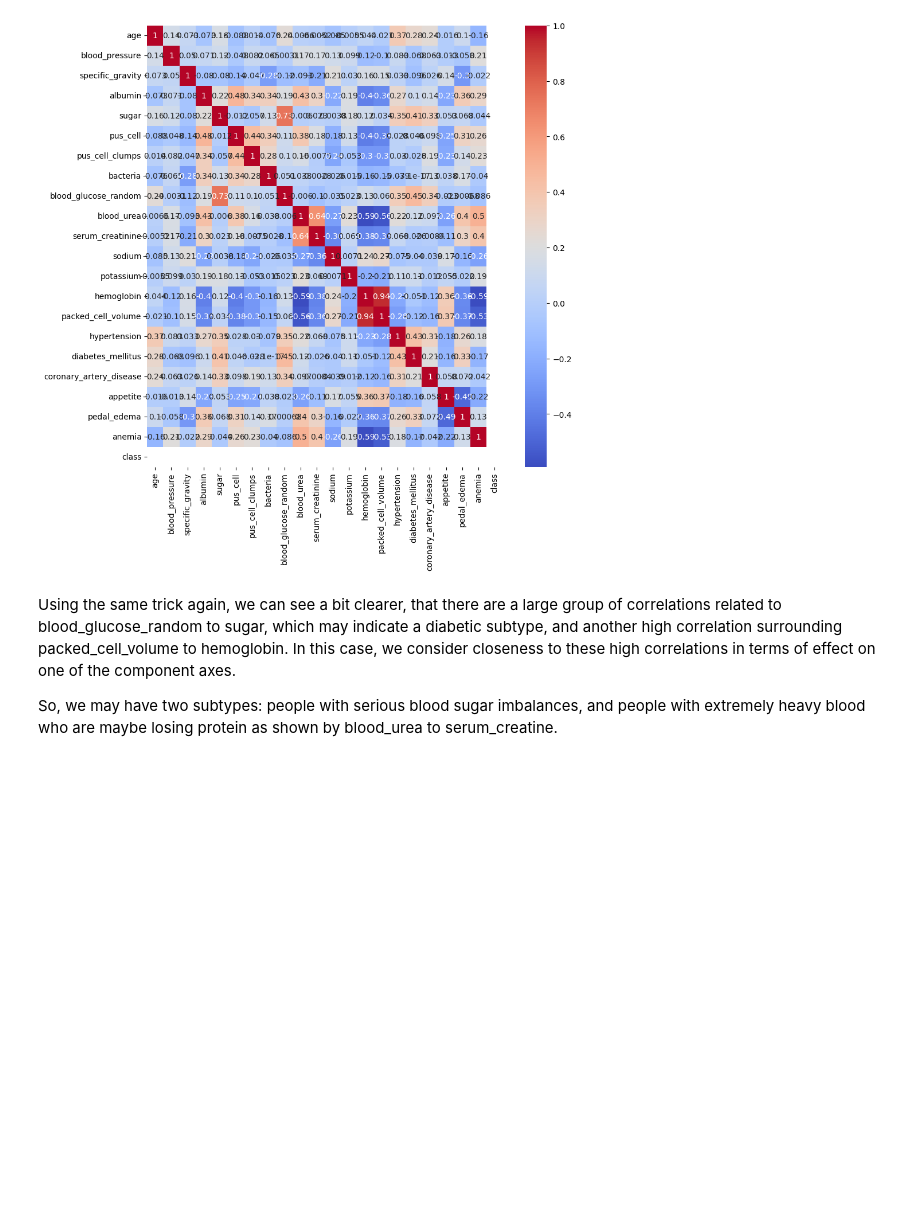
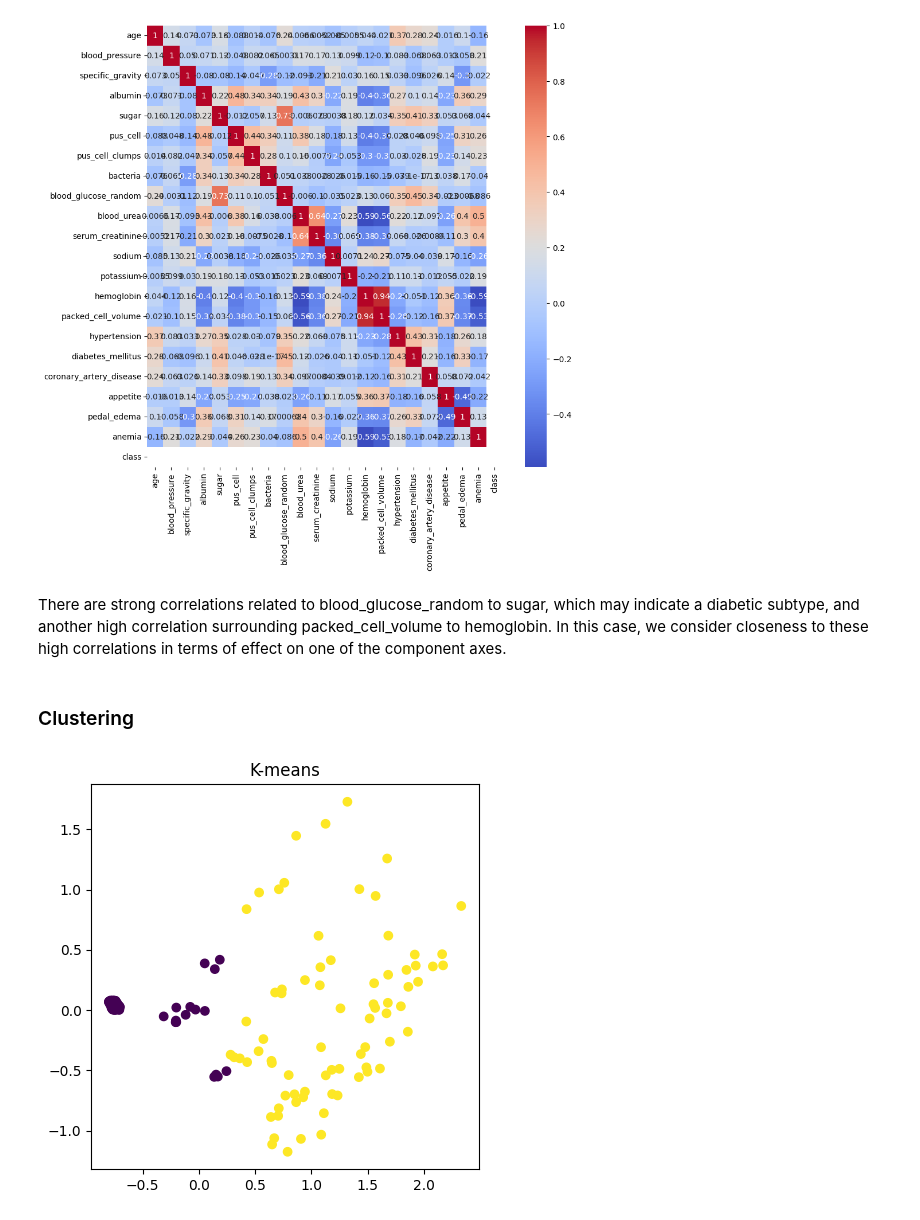
Before and after one commit to SamReeves/ckd-wemanity, a Jupyter notebook: presentation.ipynb, the cells around one changed output. Saved outputs shown, nothing was run; the diff lists cells and outputs as text; code cells hidden in the pictures; blank space fills up the shorter version.

```diff
--- a/presentation.ipynb
+++ b/presentation.ipynb
@@ -94,6 +102,21 @@ plt.show()
 # %% [output]
 [figure]
 # %% [markdown]
-Using the same trick again, we can see a bit clearer, that there are a large group of correlations related to blood_glucose_random to sugar, which may indicate a diabetic subtype, and another high correlation surrounding packed_cell_volume to hemoglobin.  In this case, we consider closeness to these high correlations in terms of effect on one of the component axes.
-
-So, we may have two subtypes: people with serious blood sugar imbalances, and people with extremely heavy blood who are maybe losing protein as shown by blood_urea to serum_creatine.
+There are strong correlations related to blood_glucose_random to sugar, which may indicate a diabetic subtype, and another high correlation surrounding packed_cell_volume to hemoglobin.  In this case, we consider closeness to these high correlations in terms of effect on one of the component axes.
+# %% [markdown]
+### Clustering
+# %%
+# K-means clustering
+from sklearn.cluster import KMeans
+kmeans = KMeans(n_clusters=2)
+kmeans.fit(df)
+kmeans.cluster_centers_
+kmeans.labels_
+
+# graph K-means
+plt.figure(figsize=(5,5))
+plt.scatter(pca.fit_transform(df)[:,0], pca.fit_transform(df)[:,1], c=kmeans.labels_)
+plt.title('K-means')
+plt.show()
+# %% [output]
+[figure, added]
```
Also changed, not shown: parts of 8 cells of this notebook, 1 other file.
